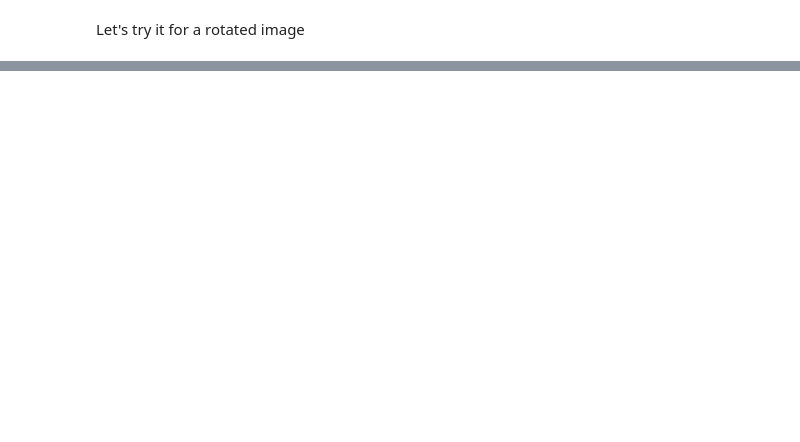
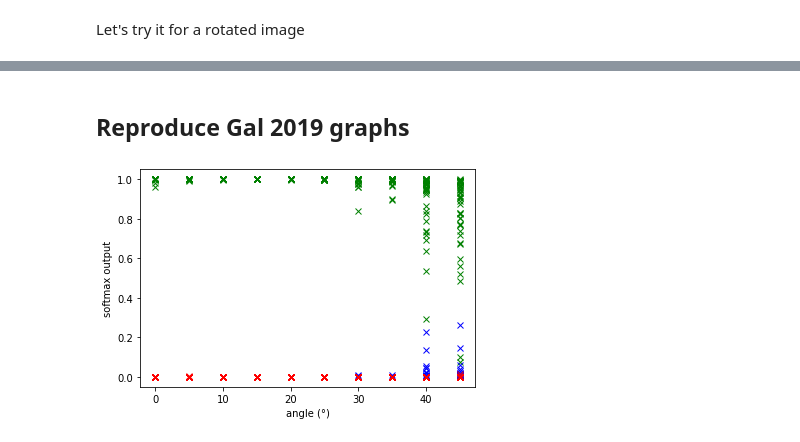
Before and after one commit to cdebeunne/uncertainties_CNN, a Jupyter notebook: Variance_signlanguage.ipynb, the cells around one changed output, grey strips where cells are left out. Saved outputs shown, nothing was run; the diff lists cells and outputs as text; code cells hidden in the pictures; blank space fills up the shorter version.

```diff
--- a/Variance_signlanguage.ipynb
+++ b/Variance_signlanguage.ipynb
@@ -225,0 +224,34 @@ Mean estimation : 3
+# %% [markdown]
+## Reproduce Gal 2019 graphs
+# %%
+angles = [0,5,10,15,20,25,30,35,40,45]
+nb_angles = len(angles)
+sample_size = 50
+
+# select an image in the evaluation se
+i = 2
+img = torch.unsqueeze(testDataSet[i][0],0)
+
+images =        np.zeros((nb_angles, *img.shape))
+preds_per_img = np.zeros((nb_angles, sample_size, 10))
+mean_per_img =  np.zeros((nb_angles, 10))
+cov_per_img =   np.zeros((nb_angles, 10, 10))
+
+for i, angle in enumerate(angles):
+    rotatedTensor = TF.rotate(img, angle)
+    images[i] = rotatedTensor.numpy()[0,0]
+    preds = monteCarloDropoutPredictions(rotatedTensor, model, sample_size)
+    preds_per_img[i] = preds
+    mean, cov = mean_and_cov(preds)
+    mean_per_img[i] = mean
+    cov_per_img[i] = cov
+# %%
+plt.figure()
+plt.plot(angles, preds_per_img[:,:,1], 'gx')
+plt.plot(angles, preds_per_img[:,:,5], 'bx')
+plt.plot(angles, preds_per_img[:,:,7], 'rx')
+plt.xlabel('angle (°)')
+plt.ylabel('softmax output')
+plt.show()
+# %% [output]
+[figure, added]
```
Also changed, not shown: parts of 3 cells of this notebook, 1 other file.
